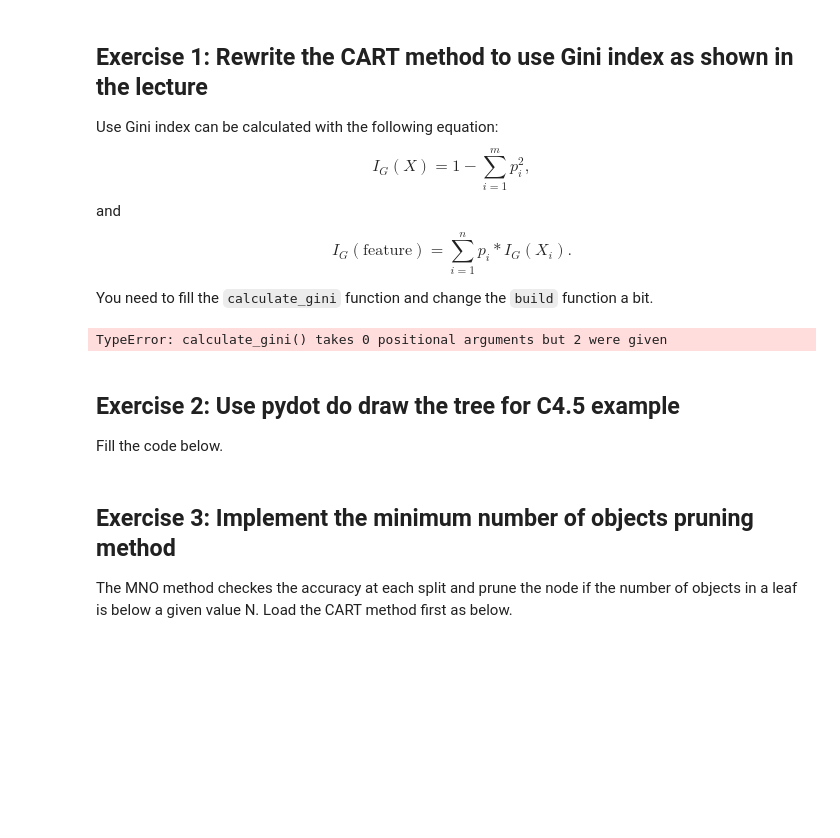
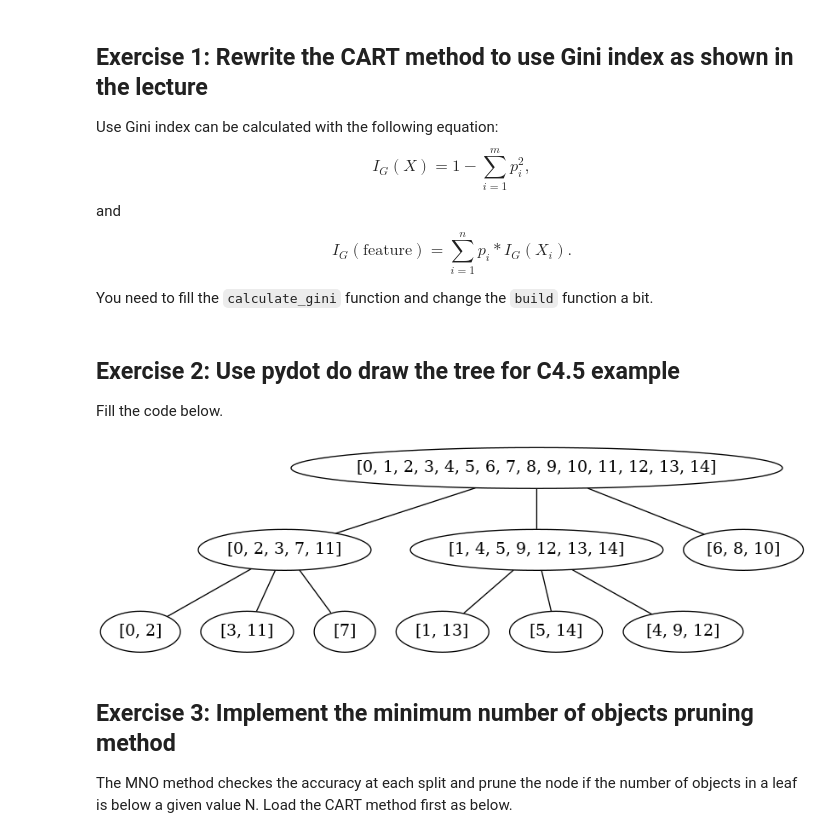
Before and after one commit to DevilWillReign/ML2022, a Jupyter notebook: trees/055Decision_trees_Exercises.ipynb, the cells around one changed output. Saved outputs shown, nothing was run; the diff lists cells and outputs as text; code cells hidden in the pictures; blank space fills up the shorter version.

Commit message:
Decision Tree

```diff
--- a/trees/055Decision_trees_Exercises.ipynb
+++ b/trees/055Decision_trees_Exercises.ipynb
@@ -173,21 +173,24 @@ def count_number_of_elements(elements, column_id):
 
 
 # fill:
-def calculate_gini(elements, column_id)):
+def calculate_gini(elements, column_id):
     t_l = count_number_of_elements(elements[0], column_id)
     t_r = count_number_of_elements(elements[1], column_id)
-    p_l = t_l * 1.0 / len(current_node.elements) * 1.0
-    p_r = t_r * 1.0 / len(current_node.elements) * 1.0
+    elements_count = len(current_node.elements)
+    p_l = t_l * 1.0 / elements_count * 1.0
+    p_r = t_r * 1.0 / elements_count * 1.0
 
-    sum_p = 0
+    sum_p_l = 1
+    sum_p_r = 1
     labels = get_unique_labels(current_node.labels)
     for i in range(labels_count):
         p_class_t_l = (get_number_of_labels_for_value(elements[0], column_id, labels[i]) * 1.0) / (
                 count_number_of_elements(elements[0], column_id) * 1.0)
         p_class_t_r = (get_number_of_labels_for_value(elements[1], column_id, labels[i]) * 1.0) / (
                 count_number_of_elements(elements[1], column_id) * 1.0)
-        sum_p = sum_p + math.fabs(p_class_t_l - p_class_t_r)
-    return 2.0 * p_l * p_r * sum_p
+        sum_p_l = sum_p_l - p_class_t_l**2
+        sum_p_r = sum_p_l - p_class_t_r**2
+    return p_l*sum_p_l + p_r*sum_p_r
 
 
 def check_completed(labels, elements):
@@ -274,8 +277,6 @@ def plot_tree(split_history):
 
 cart_tree, split_history = build(current_node)
 plot_tree(split_history)
-# %% [output]
-TypeError: calculate_gini() takes 0 positional arguments but 2 were given
 # %% [markdown]
 ## Exercise 2: Use pydot do draw the tree for C4.5 example
 
@@ -285,14 +286,17 @@ Fill the code below.
 # %%
 def plot_tree(split_history):
     tree = pydot.Dot(graph_type='graph')
     for split in split_history:
-        # fill the gap
+        new_edge = pydot.Edge(split[0], split[1], fillcolor = 'red')
+        tree.add_edge(new_edge)
     tree.write('c45_tree.png', format='png')
 
-plot_tree(split_history_cart)
+plot_tree(split_history_c45)
 
 from IPython.display import Image
 Image(filename='c45_tree.png')
+# %% [output]
+[figure, added]
 # %% [markdown]
 ## Exercise 3: Implement the minimum number of objects pruning method
 
```
Also changed, not shown: parts of 5 cells of this notebook, 5 other files.
